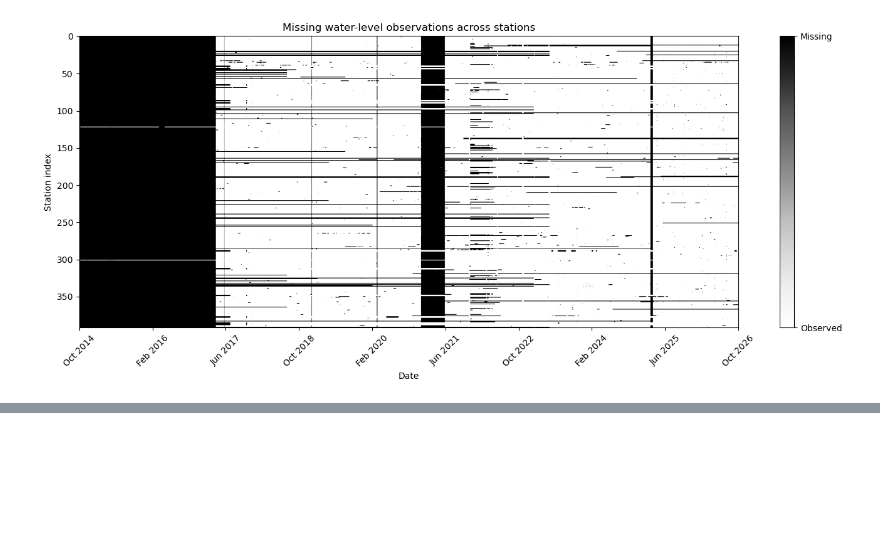
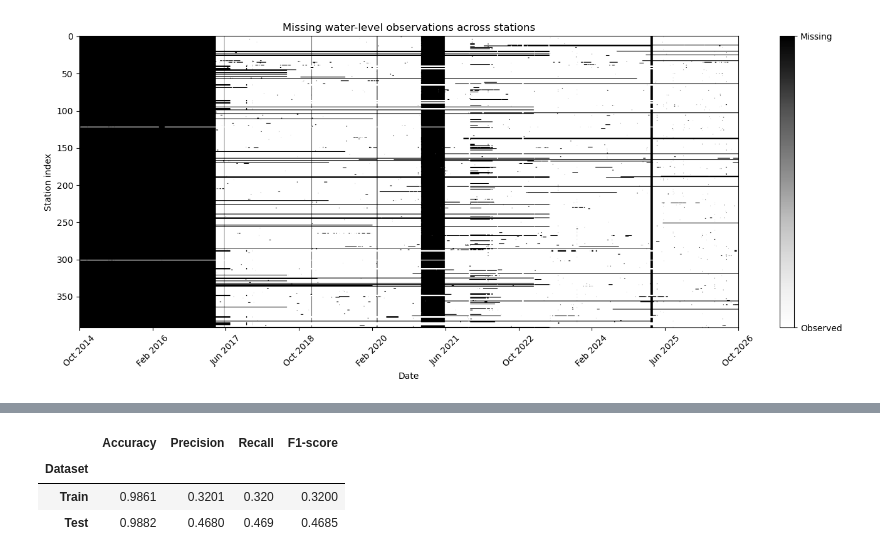
Before and after one commit to EmmaSC05/MLP-Group-Project, a Jupyter notebook: Project_copy_Maciek_ver.ipynb, the cells around one changed output, grey strips where cells are left out. Saved outputs shown, nothing was run; the diff lists cells and outputs as text; code cells hidden in the pictures; blank space fills up the shorter version.

```diff
--- a/Project_copy_Maciek_ver.ipynb
+++ b/Project_copy_Maciek_ver.ipynb
@@ -437,25 +480,0 @@ F1-score: 0.11195789242831296
-# %%
-from sklearn.ensemble import RandomForestClassifier
-
-model = RandomForestClassifier(
-    n_estimators=200,
-    max_depth=10,
-    min_samples_leaf=20,
-    class_weight="balanced",
-    n_jobs=-1,
-    random_state=0
-)
-
-model.fit(X_train, y_train)
-
-probs = model.predict_proba(X_test)[:, 1]
-
-for name, y_true, y_pred in [
-    ("Train", y_train, y_pred_train),
-    ("Test", y_test, y_pred_test)
-]:
-    print(f"\n{name}")
-    print("Accuracy:", accuracy_score(y_true, y_pred))
-    print("Precision:", precision_score(y_true, y_pred, zero_division=0))
-    print("Recall:", recall_score(y_true, y_pred, zero_division=0))
-    print("F1-score:", f1_score(y_true, y_pred, zero_division=0))
@@ -636,0 +530,23 @@ The final clustering solution consists of 4 clusters.
+# %%
+# Evaluate baseline model performance
+results = []
+
+for name, y_true, y_pred in [
+    ("Train", y_train, y_pred_train_b),
+    ("Test", y_test, y_pred_test_b)
+]:
+    results.append({
+        "Dataset": name,
+        "Accuracy": accuracy_score(y_true, y_pred),
+        "Precision": precision_score(y_true, y_pred, zero_division=0),
+        "Recall": recall_score(y_true, y_pred, zero_division=0),
+        "F1-score": f1_score(y_true, y_pred, zero_division=0)
+    })
+
+
+display(pd.DataFrame(results).set_index("Dataset").round(4))
+# %% [output]
+|  | Accuracy | Precision | Recall | F1-score |
+| Dataset |  |  |  |  |
+| Train | 0.9861 | 0.3201 | 0.320 | 0.3200 |
+| Test | 0.9882 | 0.4680 | 0.469 | 0.4685 |
```
Also changed, not shown: parts of 43 cells of this notebook, 1 other file.
